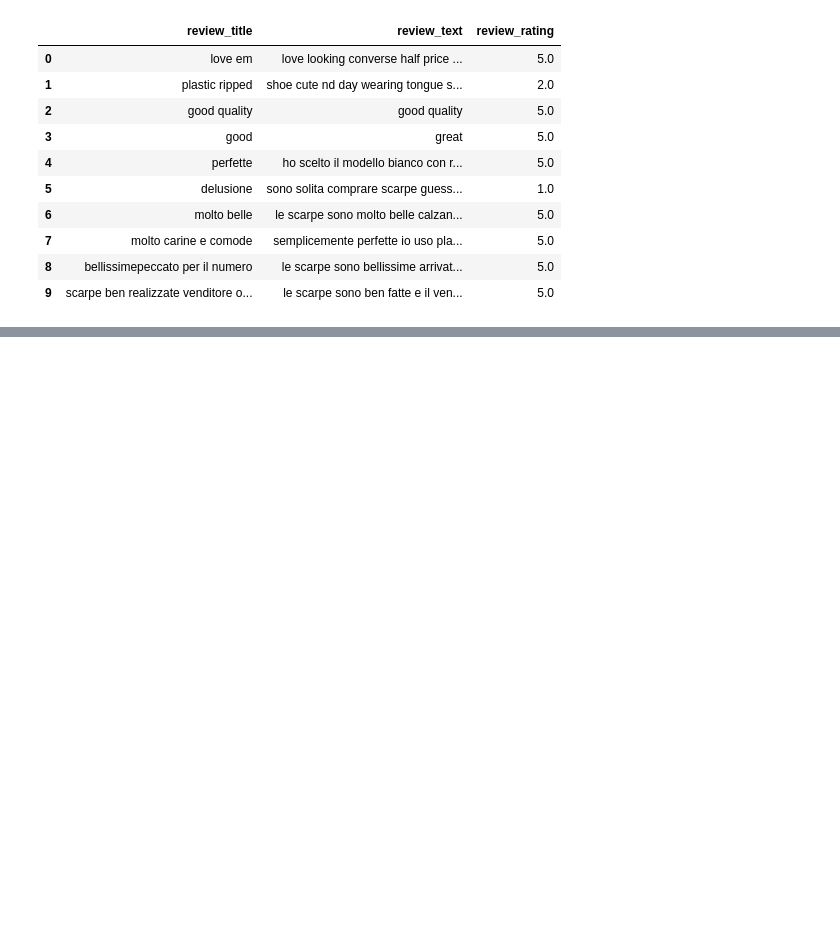
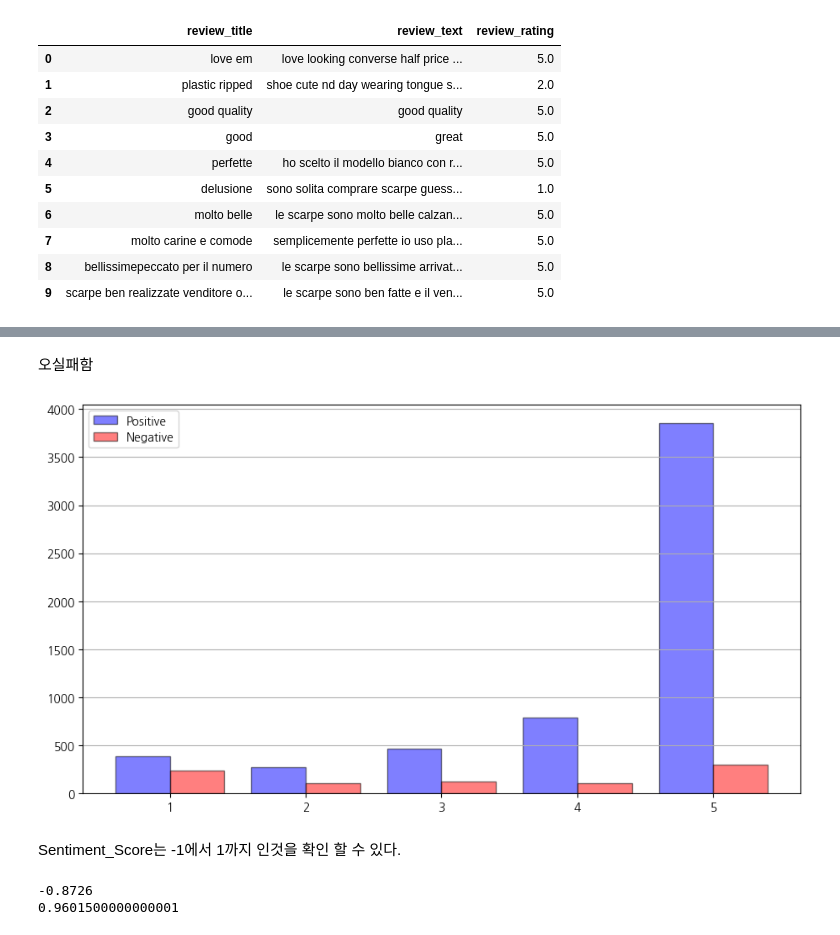
Before and after one commit to Konkuk-Univ-Glocal-Campus/ml202401-final-taehyunkim32, a Jupyter notebook: ml2024_final.ipynb, the cells around one changed output, grey strips where cells are left out. Cells and saved outputs as stored; diff of their text form; code cells hidden in the pictures; blank space fills up the shorter version.

```diff
--- a/ml2024_final.ipynb
+++ b/ml2024_final.ipynb
@@ -223,0 +265,5 @@ df.head(10)
+# %%
+# title_compound와 text_compound의 평균을 계산하여 Sentiment_Score 칼럼에 추가
+df["Sentiment_Score"] = (df["title_compound"] + df["text_compound"]) / 2
+
+df[["review_title", "review_text", "review_rating", "Sentiment_Score"]].head(10)
@@ -223,0 +282,11 @@ df.head(10)
+# %%
+# Sentiment_Score 점수를 기준으로 감성 레이블 생성 (긍정 1, 부정 0)
+def sentiment_label(score):
+    if score >= 0:
+        return 1
+    else:
+        return 0
+
+df["label"] = df["Sentiment_Score"].apply(sentiment_label)
+
+df[["review_title", "review_text", "review_rating", "Sentiment_Score", "label"]].head(10)
@@ -223,0 +305,28 @@ df.head(10)
+# %% [markdown]
+오실패함
+# %%
+# 긍정, 부정 라벨 데이터 분리
+positive = df[df['label'] == 1]['review_rating']
+negative = df[df['label'] == 0]['review_rating']
+
+# 히스토그램 설정
+plt.figure(figsize=(11, 6))
+
+plt.hist([positive, negative], bins=range(1, 7), label=["Positive", "Negative"], color=['blue', 'red'],alpha=0.5, edgecolor='black', align='left')
+plt.legend(loc="upper left")
+plt.grid(axis='y')
+
+plt.show()
+# %% [output]
+[figure, added]
+# %% [markdown]
+Sentiment_Score는 -1에서 1까지 인것을 확인 할 수 있다.
+# %%
+# 최저 Sentiment_Score
+print(df['Sentiment_Score'].min())
+
+# 최고 Sentiment_Score
+print(df['Sentiment_Score'].max())
+# %% [output]
+-0.8726
+0.9601500000000001
```
Also changed, not shown: parts of 11 cells of this notebook.
